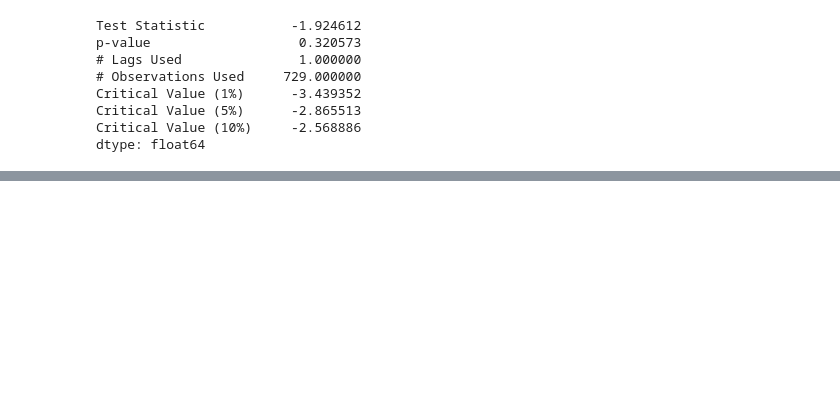
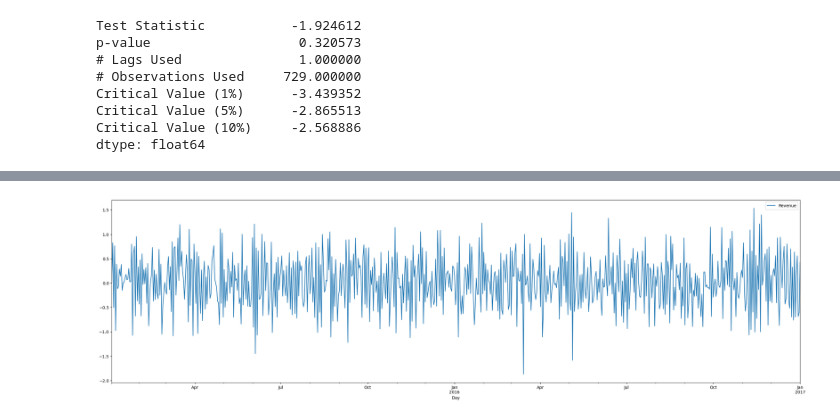
Before and after one commit to cfreeman22/D213, a Jupyter notebook: D213_task1.ipynb, the cells around one changed output, grey strips where cells are left out. Cells and saved outputs as stored; diff of their text form; code cells hidden in the pictures; blank space fills up the shorter version.

```diff
--- a/D213_task1.ipynb
+++ b/D213_task1.ipynb
@@ -81,0 +89,4 @@ dtype: float64
+# %%
+#Making time series stationary
+data_diff = data.diff().dropna()
+data_diff
@@ -81,0 +108,6 @@ dtype: float64
+# %%
+#Plotting the adjusted data
+data_diff.plot(figsize=(30, 8))
+plt.show()
+# %% [output]
+[figure, added]
```
Also changed, not shown: parts of 7 cells of this notebook.
